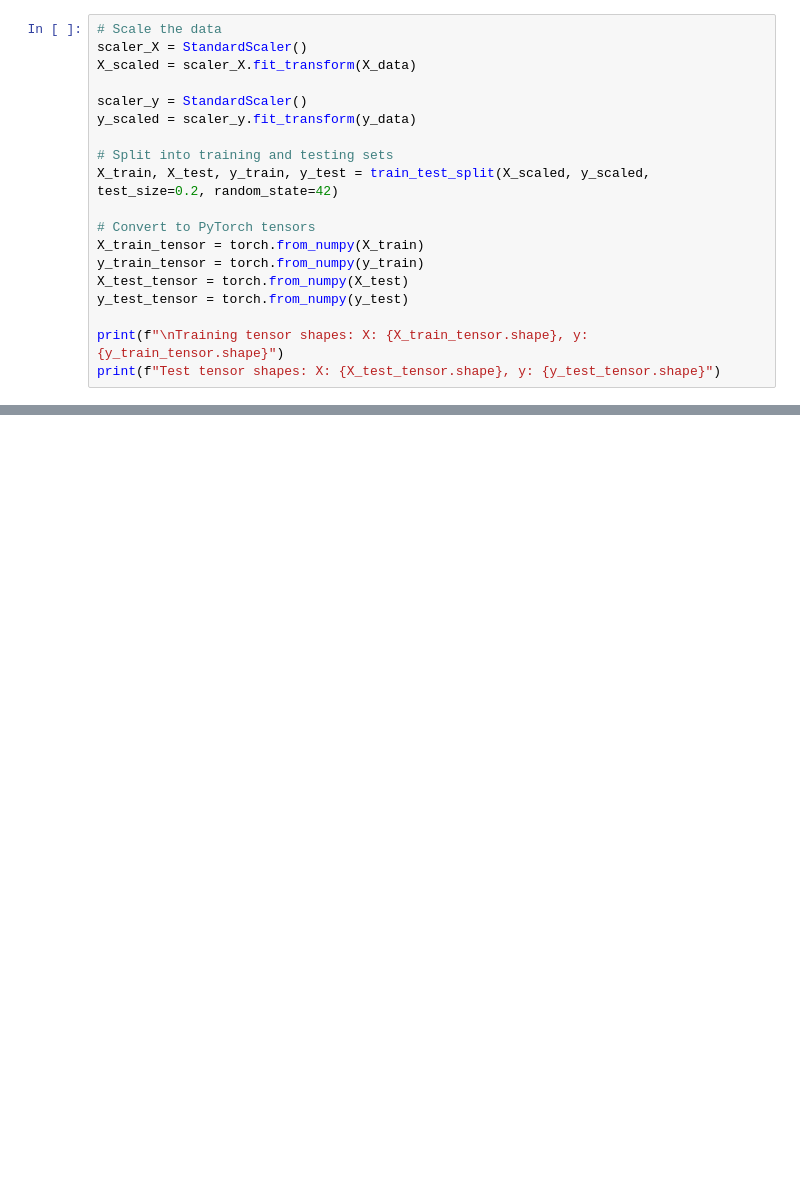
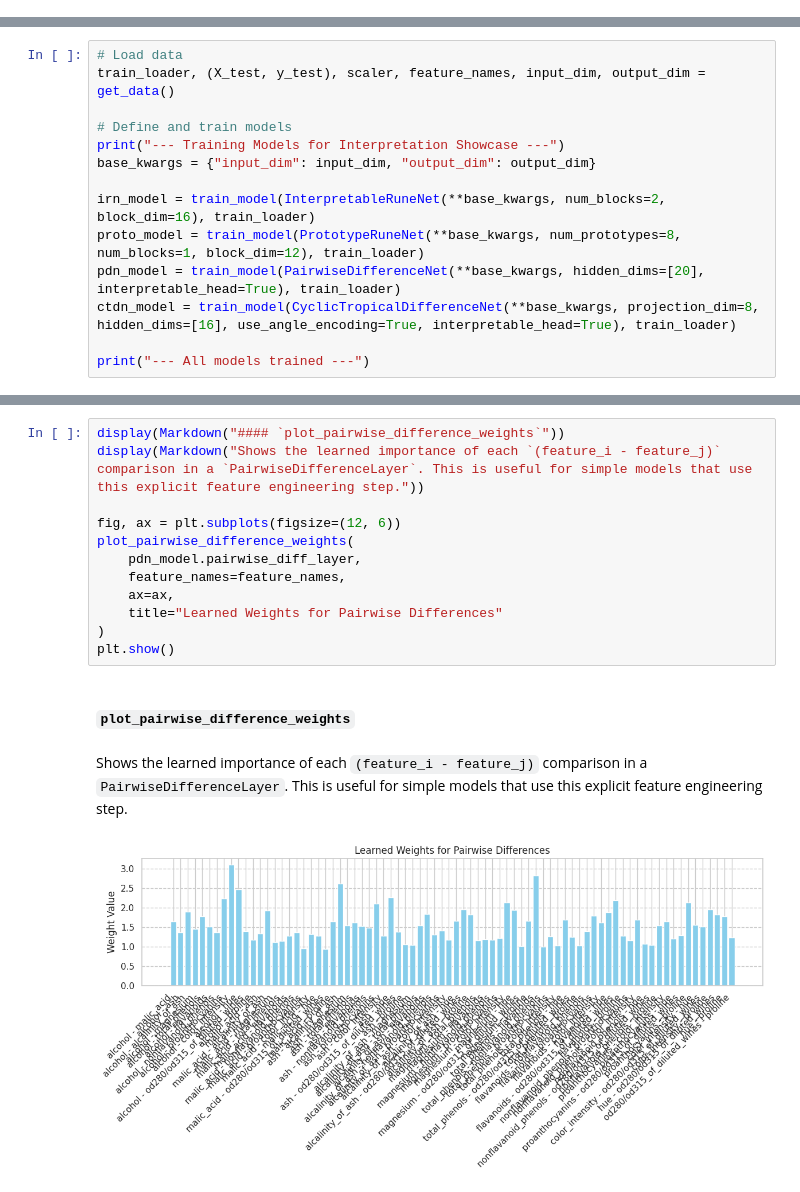
Before and after one commit to EmotionEngineer/rune, a Jupyter notebook: example/example.ipynb, the cells around one changed output, grey strips where cells are left out. Drawn from its saved outputs; the diff is of its cells as text; blank space fills up the shorter version.

```diff
--- a/example/example.ipynb
+++ b/example/example.ipynb
@@ -69,19 +0,0 @@ Deep learning models generally perform better with normalized data. We'll use `S
-# %%
-# Scale the data
-scaler_X = StandardScaler()
-X_scaled = scaler_X.fit_transform(X_data)
-
-scaler_y = StandardScaler()
-y_scaled = scaler_y.fit_transform(y_data)
-
-# Split into training and testing sets
-X_train, X_test, y_train, y_test = train_test_split(X_scaled, y_scaled, test_size=0.2, random_state=42)
-
-# Convert to PyTorch tensors
-X_train_tensor = torch.from_numpy(X_train)
-y_train_tensor = torch.from_numpy(y_train)
-X_test_tensor = torch.from_numpy(X_test)
-y_test_tensor = torch.from_numpy(y_test)
-
-print(f"\nTraining tensor shapes: X: {X_train_tensor.shape}, y: {y_train_tensor.shape}")
-print(f"Test tensor shapes: X: {X_test_tensor.shape}, y: {y_test_tensor.shape}")
@@ -348,0 +150,14 @@ This plot shows how the model creates its internal 'concepts' (Proj_*) from the
+# %%
+# Load data
+train_loader, (X_test, y_test), scaler, feature_names, input_dim, output_dim = get_data()
+
+# Define and train models
+print("--- Training Models for Interpretation Showcase ---")
+base_kwargs = {"input_dim": input_dim, "output_dim": output_dim}
+
+irn_model = train_model(InterpretableRuneNet(**base_kwargs, num_blocks=2, block_dim=16), train_loader)
+proto_model = train_model(PrototypeRuneNet(**base_kwargs, num_prototypes=8, num_blocks=1, block_dim=12), train_loader)
+pdn_model = train_model(PairwiseDifferenceNet(**base_kwargs, hidden_dims=[20], interpretable_head=True), train_loader)
+ctdn_model = train_model(CyclicTropicalDifferenceNet(**base_kwargs, projection_dim=8, hidden_dims=[16], use_angle_encoding=True, interpretable_head=True), train_loader)
+
+print("--- All models trained ---")
@@ -348,0 +191,16 @@ This plot shows how the model creates its internal 'concepts' (Proj_*) from the
+# %%
+display(Markdown("#### `plot_pairwise_difference_weights`"))
+display(Markdown("Shows the learned importance of each `(feature_i - feature_j)` comparison in a `PairwiseDifferenceLayer`. This is useful for simple models that use this explicit feature engineering step."))
+
+fig, ax = plt.subplots(figsize=(12, 6))
+plot_pairwise_difference_weights(
+    pdn_model.pairwise_diff_layer,
+    feature_names=feature_names,
+    ax=ax,
+    title="Learned Weights for Pairwise Differences"
+)
+plt.show()
+# %% [output]
+#### `plot_pairwise_difference_weights`
+Shows the learned importance of each `(feature_i - feature_j)` comparison in a `PairwiseDifferenceLayer`. This is useful for simple models that use this explicit feature engineering step.
+[figure, added]
```
Also changed, not shown: parts of 49 cells of this notebook.
